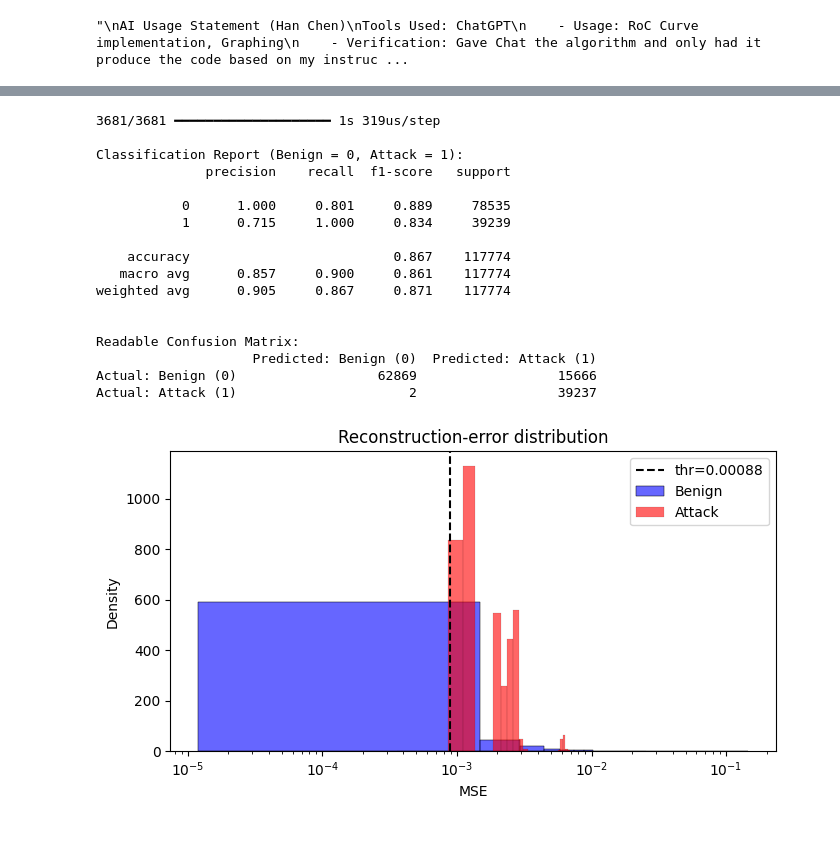
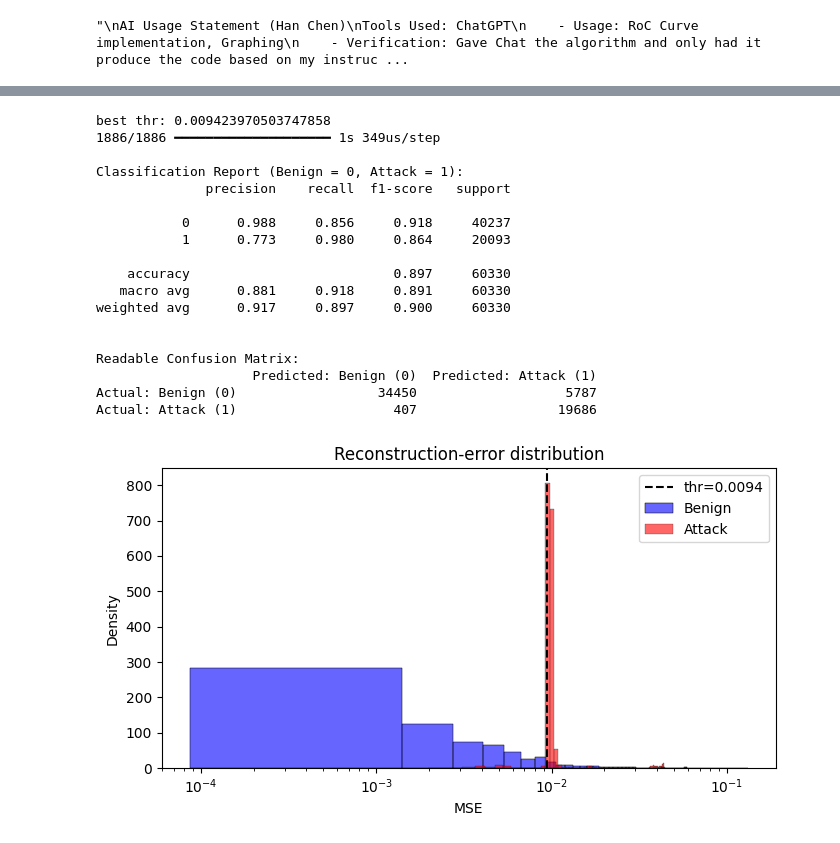
Before and after one commit to hc5474/CSEC520-FinalProject, a Jupyter notebook: autoencoder_denoise.ipynb, the cells around one changed output, grey strips where cells are left out. Drawn from its saved outputs; the diff is of its cells as text; code cells hidden in the pictures.

Commit message:
models saved

```diff
--- a/autoencoder_denoise.ipynb
+++ b/autoencoder_denoise.ipynb
@@ -67,11 +69,11 @@ input_dim = X_train.shape[1]
 
 denoise_auto = Sequential([
     layers.Input((input_dim,)),
-    layers.GaussianNoise(0.025, seed=520),          # add Gaussian noise (std=0.025)
     layers.Dense(32, activation="relu"),
+    layers.GaussianNoise(0.125, seed=520),          # add Gaussian noise (std=0.025)
     layers.Dense(16, activation="relu",
                  activity_regularizer=regularizers.l1(1e-5)),
-    layers.Dense(8, activation="relu"),
+    layers.Dense(4, activation="relu"),
     layers.Dense(16, activation="relu"),
     layers.Dense(32, activation="relu"),
     layers.Dense(input_dim, activation="linear"),
@@ -84,8 +86,8 @@ early = callbacks.EarlyStopping(monitor="val_loss", patience=8, restore_best_wei
 history = denoise_auto.fit(
     X_train, X_train,
     validation_data=(X_val, X_val),
-    epochs=200,
-    batch_size=256,
+    epochs=300,
+    batch_size=1024,
     shuffle=True,
     callbacks=[early],
     verbose=2
@@ -166,6 +168,14 @@ fig, axes = plt.subplots(1, 3, figsize=(18, 5))
 
 test_err = np.mean((denoise_auto.predict(X_val_mix) - X_val_mix) ** 2, axis=1)
 y_pred = (test_err > best_thr).astype(int)
+
+# Save the trained model
+denoise_auto.save("denoising_autoencoder_model.h5")
+print("Model saved as 'denoising_autoencoder_model.h5'")
+
+# Save best threshold using joblib
+with open("best_threshold.pkl", "wb") as f:
+    pickle.dump(best_thr, f)
 
 # Classification report
 print("\nClassification Report (Benign = 0, Attack = 1):")
@@ -231,9 +243,15 @@ Actual: Attack (1)                      2                   4379
 """
 This block is ran after model is tuned using validation set.
 """
-best_thr = 0.000884   # Produced from the previous block
 
-test_err = np.mean((denoise_auto.predict(X_test) - X_test) ** 2, axis=1)
+with open("best_threshold.pkl", "rb") as f:
+    best_thr = pickle.load(f)
+
+print(f"best thr: {best_thr}")
+
+auto_loaded = models.load_model("denoising_autoencoder_model.h5", compile=False)
+
+test_err = np.mean((auto_loaded.predict(X_test) - X_test) ** 2, axis=1)
 y_pred = (test_err > best_thr).astype(int)
 
 # Classification report
@@ -246,39 +264,40 @@ conf_df = pd.DataFrame(
     conf_mat,
     index=["Actual: Benign (0)", "Actual: Attack (1)"],
     columns=["Predicted: Benign (0)", "Predicted: Attack (1)"]
 )
 print("\nReadable Confusion Matrix:")
 print(conf_df)
 
 # Plot
 plt.figure(figsize=(7, 4))
 sns.histplot(test_err[y_test_bin == 0], bins=100, stat="density",
              label="Benign", color="blue", alpha=0.6)
 sns.histplot(test_err[y_test_bin == 1], bins=100, stat="density",
              label="Attack", color="red", alpha=0.6)
 plt.axvline(best_thr, ls="--", c="k", label=f"thr={best_thr:.2g}")
 plt.xscale("log")
 plt.legend()
 plt.title("Reconstruction-error distribution")
 plt.xlabel("MSE")
 plt.tight_layout()
 plt.show()
 # %% [output]
-3681/3681 ━━━━━━━━━━━━━━━━━━━━ 1s 319us/step
+best thr: 0.009423970503747858
+1886/1886 ━━━━━━━━━━━━━━━━━━━━ 1s 349us/step
 
 Classification Report (Benign = 0, Attack = 1):
               precision    recall  f1-score   support
 
-           0      1.000     0.801     0.889     78535
-           1      0.715     1.000     0.834     39239
+           0      0.988     0.856     0.918     40237
+           1      0.773     0.980     0.864     20093
 
-    accuracy                          0.867    117774
-   macro avg      0.857     0.900     0.861    117774
-weighted avg      0.905     0.867     0.871    117774
+    accuracy                          0.897     60330
+   macro avg      0.881     0.918     0.891     60330
+weighted avg      0.917     0.897     0.900     60330
 
 
 Readable Confusion Matrix:
                     Predicted: Benign (0)  Predicted: Attack (1)
-Actual: Benign (0)                  62869                  15666
-Actual: Attack (1)                      2                  39237
+Actual: Benign (0)                  34450                   5787
+Actual: Attack (1)                    407                  19686
-[figure, old version]
+[figure, new version]
```
Also changed, not shown: parts of 4 cells of this notebook, 4 other files.
